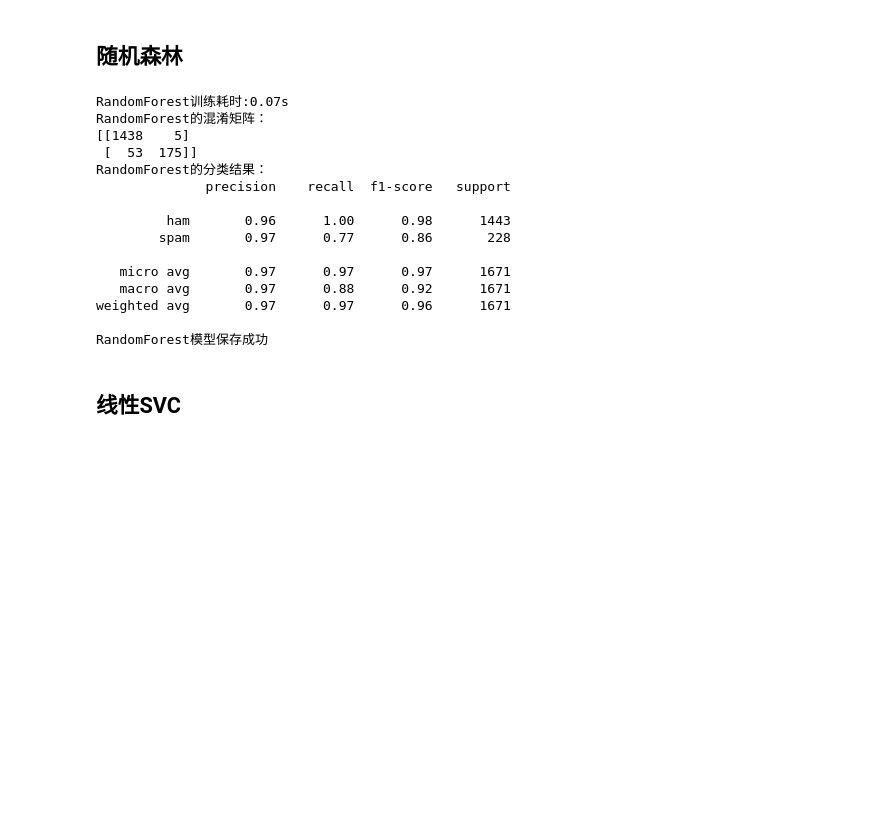
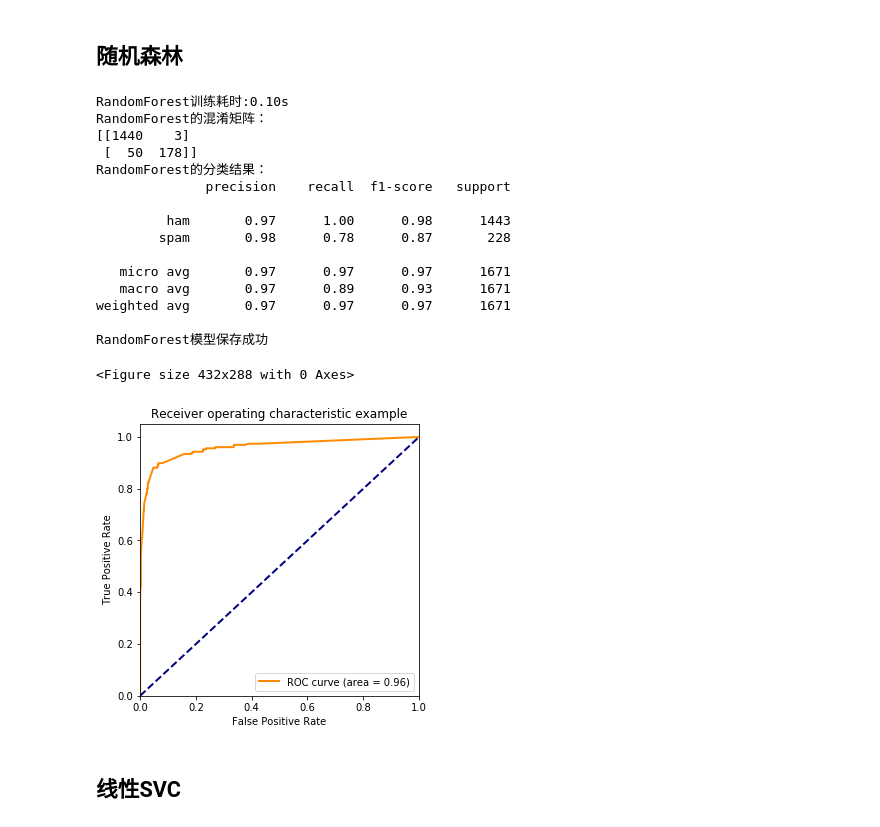
Before and after one commit to HesseSummer/junkMailDetect, a Jupyter notebook: 代码/bag of words + 机器学习.ipynb, the cells around one changed output. Drawn from its saved outputs; the diff is of its cells as text; code cells hidden in the pictures; blank space fills up the shorter version.

```diff
--- a/代码/bag of words + 机器学习.ipynb
+++ b/代码/bag of words + 机器学习.ipynb
@@ -243,32 +300,36 @@ DecisionTree模型保存成功
 # %%
 """训练"""
 start = time.perf_counter()
 clf = RandomForestClassifier(n_estimators=10)
 clf.fit(x_train, y_train)
 elapsed = (time.perf_counter() - start)
 print("RandomForest训练耗时:{:.2f}s".format(elapsed))
 """预测"""
 y_RF_pred = clf.predict(x_test)
 """结果显示"""
 show_model(y_test, y_RF_pred, "RandomForest")
 """保存模型"""
 save_model(clf, "RandomForest")
+
+print_AUC(clf,x_test,y_test)
 # %% [output]
-RandomForest训练耗时:0.07s
+RandomForest训练耗时:0.10s
 RandomForest的混淆矩阵：
-[[1438    5]
- [  53  175]]
+[[1440    3]
+ [  50  178]]
 RandomForest的分类结果：
               precision    recall  f1-score   support
 
-         ham       0.96      1.00      0.98      1443
-        spam       0.97      0.77      0.86       228
+         ham       0.97      1.00      0.98      1443
+        spam       0.98      0.78      0.87       228
 
    micro avg       0.97      0.97      0.97      1671
-   macro avg       0.97      0.88      0.92      1671
-weighted avg       0.97      0.97      0.96      1671
+   macro avg       0.97      0.89      0.93      1671
+weighted avg       0.97      0.97      0.97      1671
 
 RandomForest模型保存成功
+<Figure size 432x288 with 0 Axes>
+[figure, added]
 # %% [markdown]
 ## 线性SVC
 # %%
```
Also changed, not shown: parts of 9 cells of this notebook.
